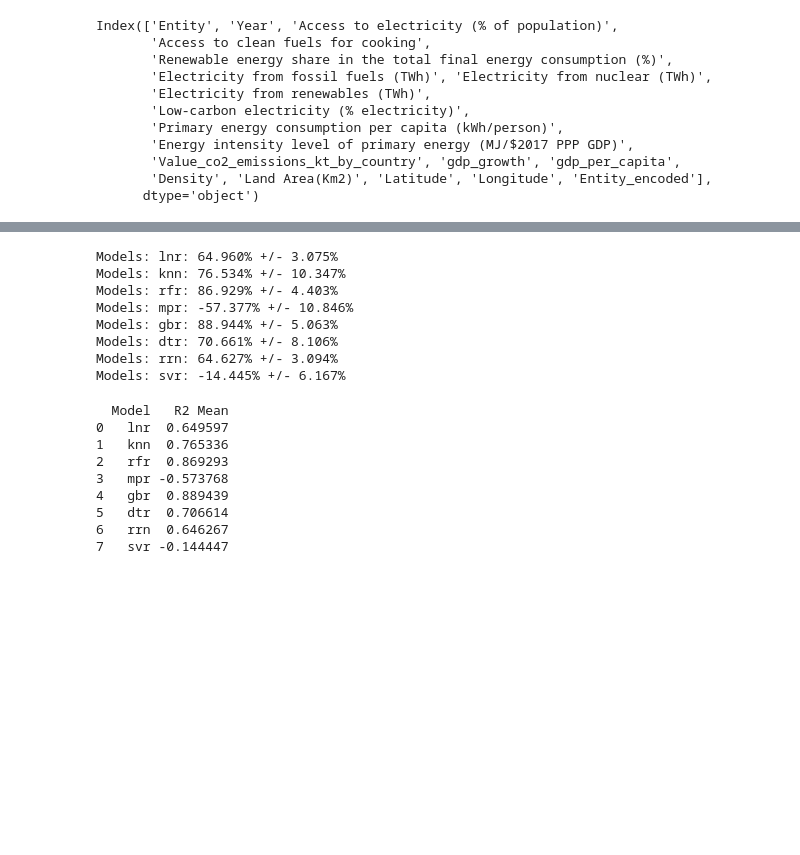
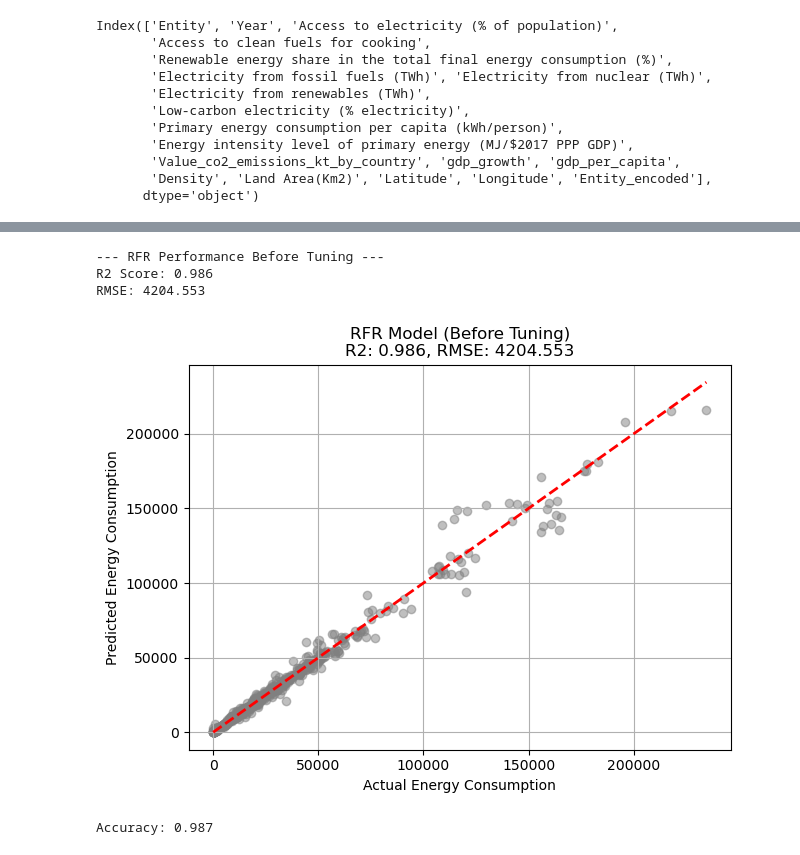
Before and after one commit to alvin0401lo/Energy_consumption_prediction_using_Machine_Learning, a Jupyter notebook: ML_assignment.ipynb, the cells around one changed output, grey strips where cells are left out. Drawn from its saved outputs; the diff is of its cells as text; code cells hidden in the pictures; blank space fills up the shorter version.

```diff
--- a/ML_assignment.ipynb
+++ b/ML_assignment.ipynb
@@ -337,37 +329,35 @@ print(result_df)
 scl= RobustScaler()
 Xs_train= scl.fit_transform(X_train)
 Xs_test= scl.transform(X_test)
+# %%
+rfr_bt =RandomForestRegressor(random_state=42)
+rfr_bt.fit(X_train_scaled, y_train)
+
+y_predb= rfr_bt.predict(X_test_scaled)
+
+r2b= r2_score(y_test, y_predb)
+rmseb= np.sqrt(mean_squared_error(y_test, y_predb))
+
+print(f"\n--- RFR Performance Before Tuning ---")
+print(f"R2 Score: {r2b:.3f}")
+print(f"RMSE: {rmseb:.3f}")
+
+
+plt.figure(figsize=(7, 5))
+plt.scatter(y_test, y_predb, color='gray', alpha=0.5)
+plt.plot([y_test.min(), y_test.max()], [y_test.min(), y_test.max()], 'r--', lw=2)
+plt.title(f'RFR Model (Before Tuning)\nR2: {r2b:.3f}, RMSE: {rmseb:.3f}')
+plt.xlabel('Actual Energy Consumption')
+plt.ylabel('Predicted Energy Consumption')
+plt.grid(True)
+plt.show()
+# %% [output]
+--- RFR Performance Before Tuning ---
+R2 Score: 0.986
+RMSE: 4204.553
+[figure, added]
 # %%
-#get the R2 mean value
-result_rb= []
-for r in models:
-        scores= cross_val_score(models[r], X_train_scaled, y_train ,cv= tss, n_jobs=-1)
-        print(f'Models: {r}: {scores.mean():.3%} +/- {scores.std():.3%}')
-        result_rb.append({
-            'Model': r,
-            'R2 Mean':scores.mean()
-            })
+rfr= RandomForestRegressor().fit(X_train, y_train)
+print(f'Accuracy: {rfr.score(X_test, y_test):.3f}')
 # %% [output]
-Models: lnr: 64.960% +/- 3.075%
-Models: knn: 76.534% +/- 10.347%
-Models: rfr: 86.929% +/- 4.403%
-Models: mpr: -57.377% +/- 10.846%
-Models: gbr: 88.944% +/- 5.063%
-Models: dtr: 70.661% +/- 8.106%
-Models: rrn: 64.627% +/- 3.094%
-Models: svr: -14.445% +/- 6.167%
+Accuracy: 0.987
-# %%
-#save the result so that can be used to plot
-rb_df= pd.DataFrame(result_rb)
-
-print(rb_df)
-# %% [output]
-  Model   R2 Mean
-0   lnr  0.649597
-1   knn  0.765336
-2   rfr  0.869293
-3   mpr -0.573768
-4   gbr  0.889439
-5   dtr  0.706614
-6   rrn  0.646267
-7   svr -0.144447
```
Also changed, not shown: parts of 17 cells of this notebook.
